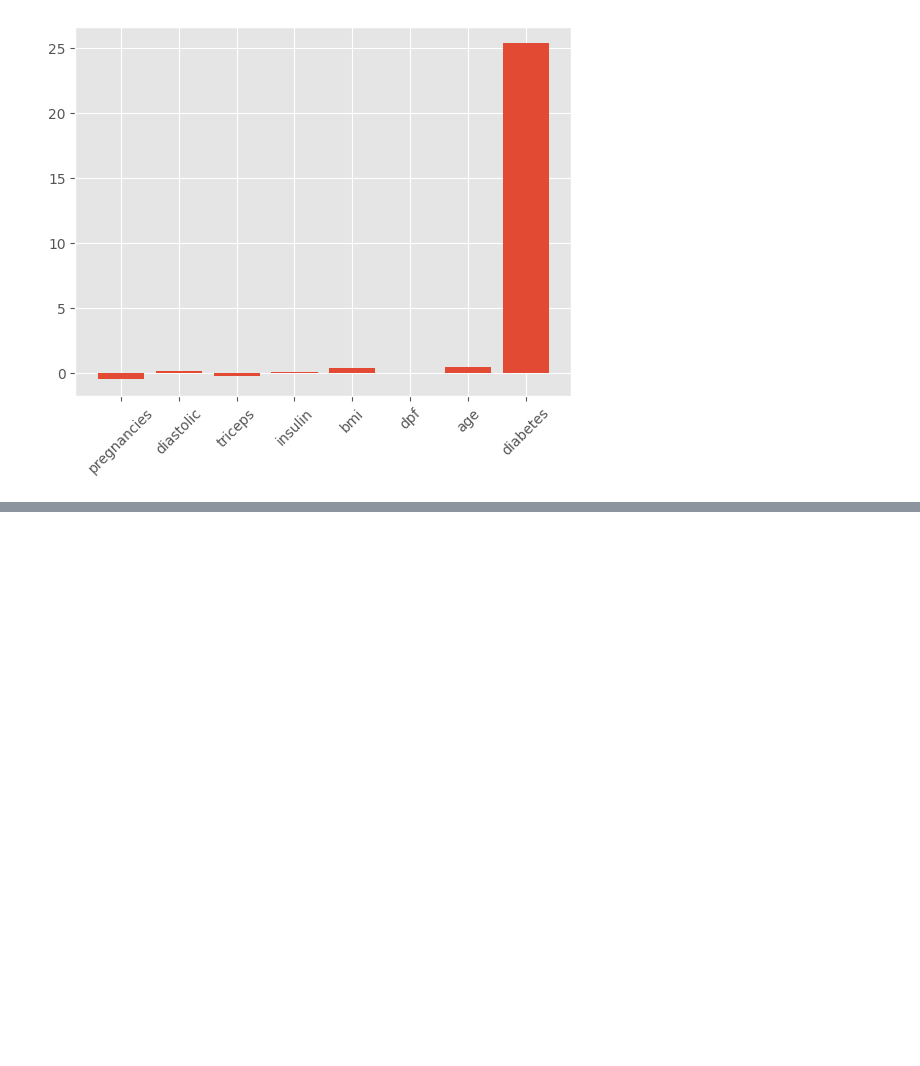
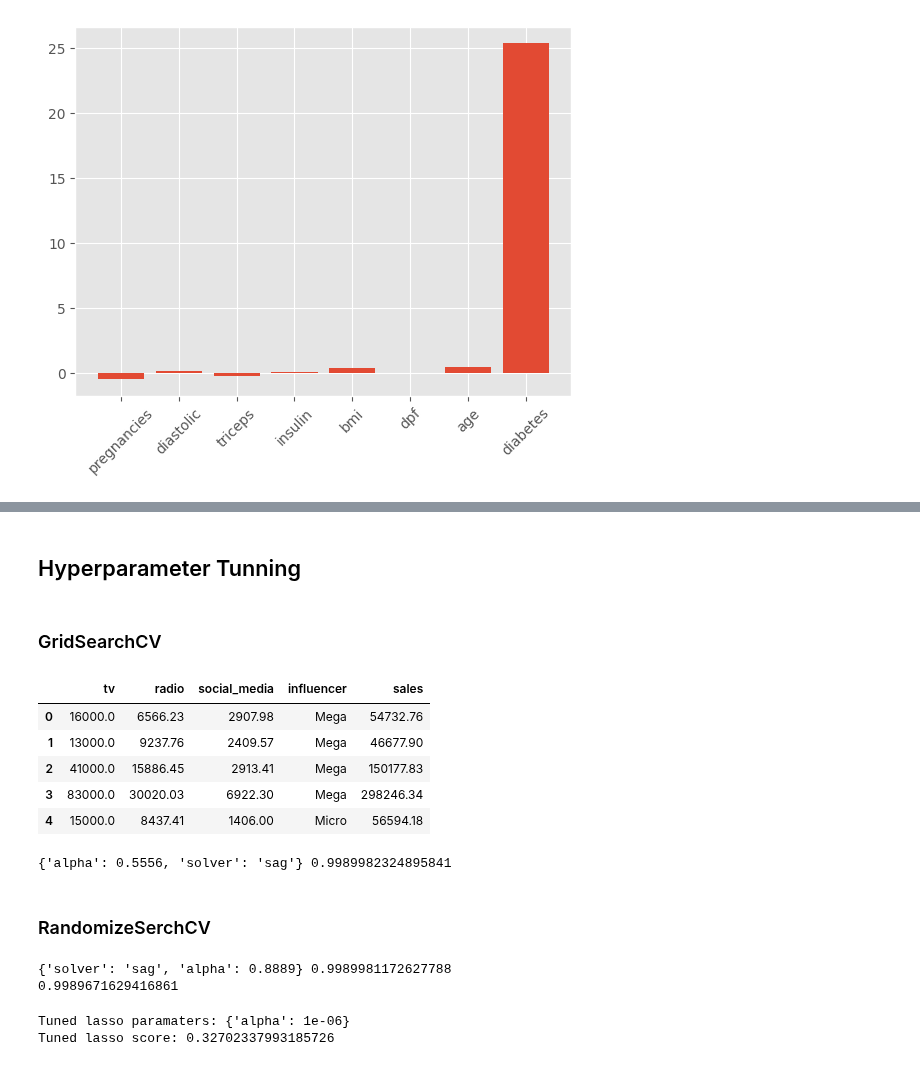
Before and after one commit to umutky/datascience_repo, a Jupyter notebook: ml_scikitlearn.ipynb, the cells around one changed output, grey strips where cells are left out. Cells and saved outputs as stored; diff of their text form; code cells hidden in the pictures; blank space fills up the shorter version.

Commit message:
supervised learning bitti fakat data preprocessingde eksiklikler var

```diff
--- a/ml_scikitlearn.ipynb
+++ b/ml_scikitlearn.ipynb
@@ -246,0 +350,14 @@ plt.show()
+# %% [markdown]
+## Hyperparameter Tunning
+# %% [markdown]
+### GridSearchCV
+# %%
+sales = pd.read_csv('C:/Users/umutk/Documents/python_calismalar/advertising_and_sales_clean.csv')
+sales.head()
+# %% [output]
+|  | tv | radio | social_media | influencer | sales |
+| 0 | 16000.0 | 6566.23 | 2907.98 | Mega | 54732.76 |
+| 1 | 13000.0 | 9237.76 | 2409.57 | Mega | 46677.90 |
+| 2 | 41000.0 | 15886.45 | 2913.41 | Mega | 150177.83 |
+| 3 | 83000.0 | 30020.03 | 6922.30 | Mega | 298246.34 |
+| 4 | 15000.0 | 8437.41 | 1406.00 | Micro | 56594.18 |
@@ -246,0 +369,48 @@ plt.show()
+# %%
+from sklearn.model_selection import GridSearchCV
+
+kf = KFold(n_splits=5, shuffle=True, random_state=100)
+param_grid = {'alpha' : np.linspace(0.0001, 1, 10),
+              'solver': ['sag', 'lsqr']}
+ridge = Ridge()
+ridge_cv = GridSearchCV(ridge, param_grid, cv=kf)
+ridge_cv.fit(X_train, y_train)
+
+print(ridge_cv.best_params_, ridge_cv.best_score_)
+# %% [output]
+{'alpha': 0.5556, 'solver': 'sag'} 0.9989982324895841
+# %% [markdown]
+### RandomizeSerchCV
+# %%
+from sklearn.model_selection import RandomizedSearchCV
+kf = KFold(n_splits=5, shuffle=True, random_state=100)
+param_grid = {'alpha' : np.linspace(0.0001, 1, 10),
+              'solver': ['sag', 'lsqr']}
+ridge = Ridge()
+ridge_cv = RandomizedSearchCV(ridge, param_grid, cv=kf, n_iter=2)
+ridge_cv.fit(X_train, y_train)
+
+print(ridge_cv.best_params_, ridge_cv.best_score_)
+
+test_score = ridge_cv.score(X_test, y_test)
+print(test_score)
+# %% [output]
+{'solver': 'sag', 'alpha': 0.8889} 0.9989981172627788
+0.9989671629416861
+# %%
+# Bunda bir sorun olmadi fakat yukardakilerde asla sabit vermiyor.
+
+X = diabetes_df.drop('diabetes', axis=1).values
+y = diabetes_df['diabetes'].values
+
+X_train, X_test, y_train, y_test = train_test_split(X, y, test_size=0.4, random_state=34)
+kf = KFold(n_splits=5, shuffle=True, random_state=131)
+param_grid = {'alpha' : np.linspace(0.000001, 1, 20)}
+lasso = Lasso()
+lasso_cv = GridSearchCV(lasso, param_grid, cv=kf)
+lasso_cv.fit(X_train, y_train)
+print("Tuned lasso paramaters: {}".format(lasso_cv.best_params_))
+print("Tuned lasso score: {}".format(lasso_cv.best_score_))
+# %% [output]
+Tuned lasso paramaters: {'alpha': 1e-06}
+Tuned lasso score: 0.32702337993185726
```
Also changed, not shown: parts of 13 cells of this notebook.
